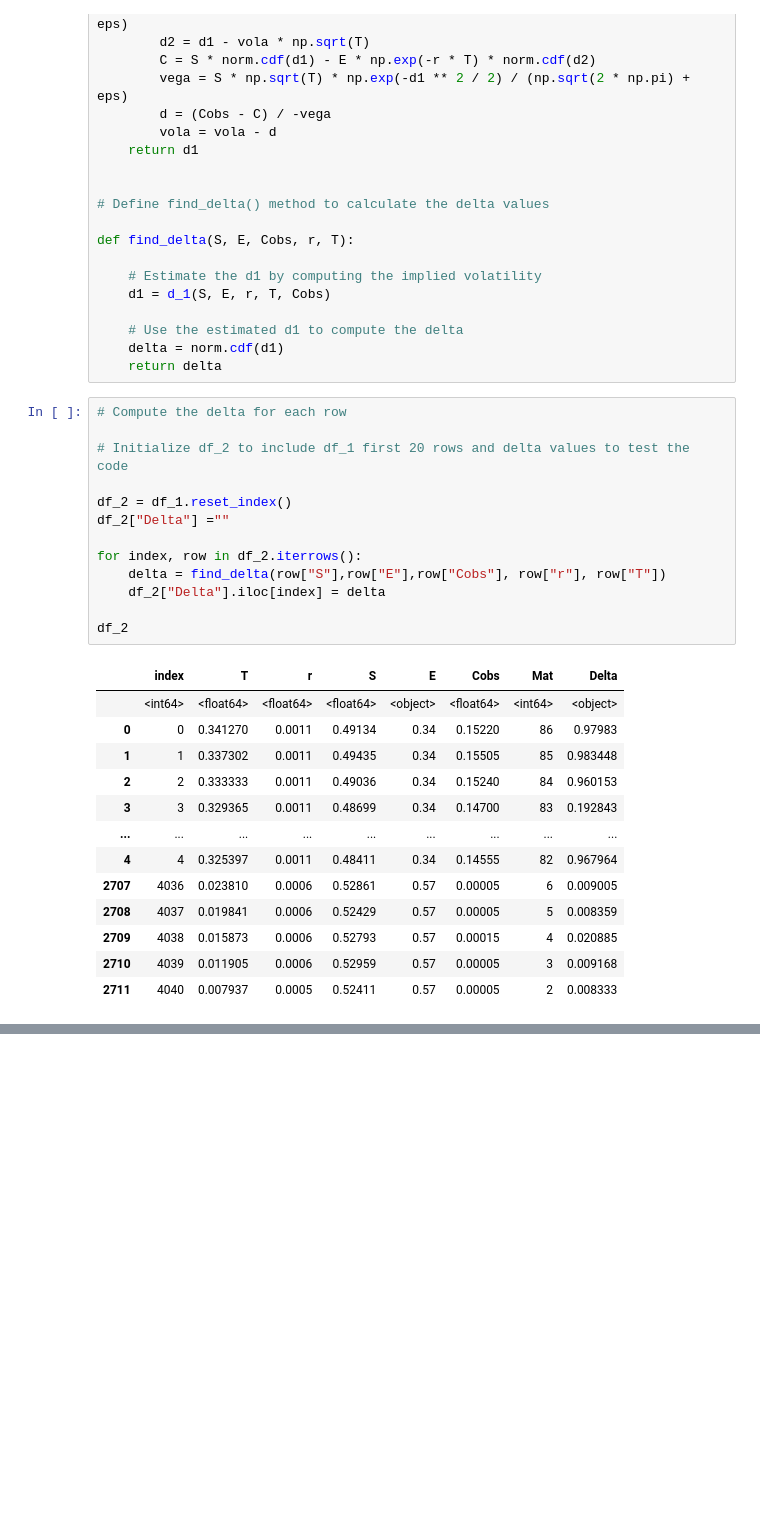
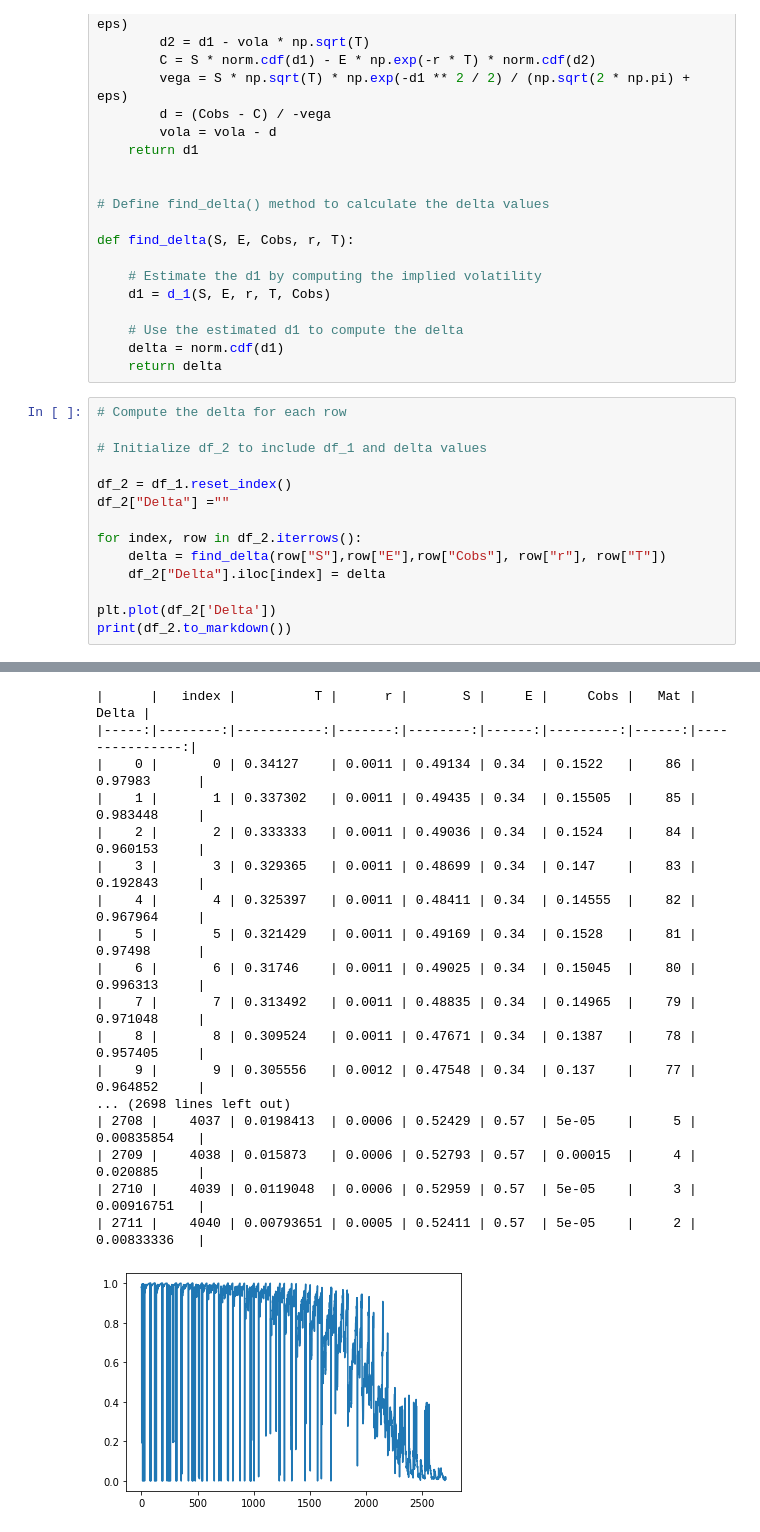
Before and after one commit to JuusoAsd/finaeng1, a Jupyter notebook: assignment_jaakko_v2.ipynb, the cells around one changed output, grey strips where cells are left out. Cells and saved outputs as stored; diff of their text form; blank space fills up the shorter version.

```diff
--- a/assignment_jaakko_v2.ipynb
+++ b/assignment_jaakko_v2.ipynb
@@ -176,7 +176,7 @@ def find_delta(S, E, Cobs, r, T):
 # %%
 # Compute the delta for each row
 
-# Initialize df_2 to include df_1 first 20 rows and delta values to test the code
+# Initialize df_2 to include df_1 and delta values
 
 df_2 = df_1.reset_index()
 df_2["Delta"] =""
@@ -185,18 +185,6 @@ for index, row in df_2.iterrows():
     delta = find_delta(row["S"],row["E"],row["Cobs"], row["r"], row["T"])
     df_2["Delta"].iloc[index] = delta
 
-df_2
+plt.plot(df_2['Delta'])
+print(df_2.to_markdown())
 # %% [output]
-|  | index | T | r | S | E | Cobs | Mat | Delta |
-|  | <int64> | <float64> | <float64> | <float64> | <object> | <float64> | <int64> | <object> |
-| 0 | 0 | 0.341270 | 0.0011 | 0.49134 | 0.34 | 0.15220 | 86 | 0.97983 |
-| 1 | 1 | 0.337302 | 0.0011 | 0.49435 | 0.34 | 0.15505 | 85 | 0.983448 |
-| 2 | 2 | 0.333333 | 0.0011 | 0.49036 | 0.34 | 0.15240 | 84 | 0.960153 |
-| 3 | 3 | 0.329365 | 0.0011 | 0.48699 | 0.34 | 0.14700 | 83 | 0.192843 |
-| ... | ... | ... | ... | ... | ... | ... | ... | ... |
-| 4 | 4 | 0.325397 | 0.0011 | 0.48411 | 0.34 | 0.14555 | 82 | 0.967964 |
-| 2707 | 4036 | 0.023810 | 0.0006 | 0.52861 | 0.57 | 0.00005 | 6 | 0.009005 |
-| 2708 | 4037 | 0.019841 | 0.0006 | 0.52429 | 0.57 | 0.00005 | 5 | 0.008359 |
-| 2709 | 4038 | 0.015873 | 0.0006 | 0.52793 | 0.57 | 0.00015 | 4 | 0.020885 |
-| 2710 | 4039 | 0.011905 | 0.0006 | 0.52959 | 0.57 | 0.00005 | 3 | 0.009168 |
-| 2711 | 4040 | 0.007937 | 0.0005 | 0.52411 | 0.57 | 0.00005 | 2 | 0.008333 |
@@ -203,0 +195,18 @@ df_2
+|      |   index |          T |      r |       S |     E |     Cobs |   Mat |          Delta |
+|-----:|--------:|-----------:|-------:|--------:|------:|---------:|------:|---------------:|
+|    0 |       0 | 0.34127    | 0.0011 | 0.49134 | 0.34  | 0.1522   |    86 |   0.97983      |
+|    1 |       1 | 0.337302   | 0.0011 | 0.49435 | 0.34  | 0.15505  |    85 |   0.983448     |
+|    2 |       2 | 0.333333   | 0.0011 | 0.49036 | 0.34  | 0.1524   |    84 |   0.960153     |
+|    3 |       3 | 0.329365   | 0.0011 | 0.48699 | 0.34  | 0.147    |    83 |   0.192843     |
+|    4 |       4 | 0.325397   | 0.0011 | 0.48411 | 0.34  | 0.14555  |    82 |   0.967964     |
+|    5 |       5 | 0.321429   | 0.0011 | 0.49169 | 0.34  | 0.1528   |    81 |   0.97498      |
+|    6 |       6 | 0.31746    | 0.0011 | 0.49025 | 0.34  | 0.15045  |    80 |   0.996313     |
+|    7 |       7 | 0.313492   | 0.0011 | 0.48835 | 0.34  | 0.14965  |    79 |   0.971048     |
+|    8 |       8 | 0.309524   | 0.0011 | 0.47671 | 0.34  | 0.1387   |    78 |   0.957405     |
+|    9 |       9 | 0.305556   | 0.0012 | 0.47548 | 0.34  | 0.137    |    77 |   0.964852     |
+... (2698 lines left out)
+| 2708 |    4037 | 0.0198413  | 0.0006 | 0.52429 | 0.57  | 5e-05    |     5 |   0.00835854   |
+| 2709 |    4038 | 0.015873   | 0.0006 | 0.52793 | 0.57  | 0.00015  |     4 |   0.020885     |
+| 2710 |    4039 | 0.0119048  | 0.0006 | 0.52959 | 0.57  | 5e-05    |     3 |   0.00916751   |
+| 2711 |    4040 | 0.00793651 | 0.0005 | 0.52411 | 0.57  | 5e-05    |     2 |   0.00833336   |
+[figure, added]
```
Also changed, not shown: parts of 1 cell of this notebook.
